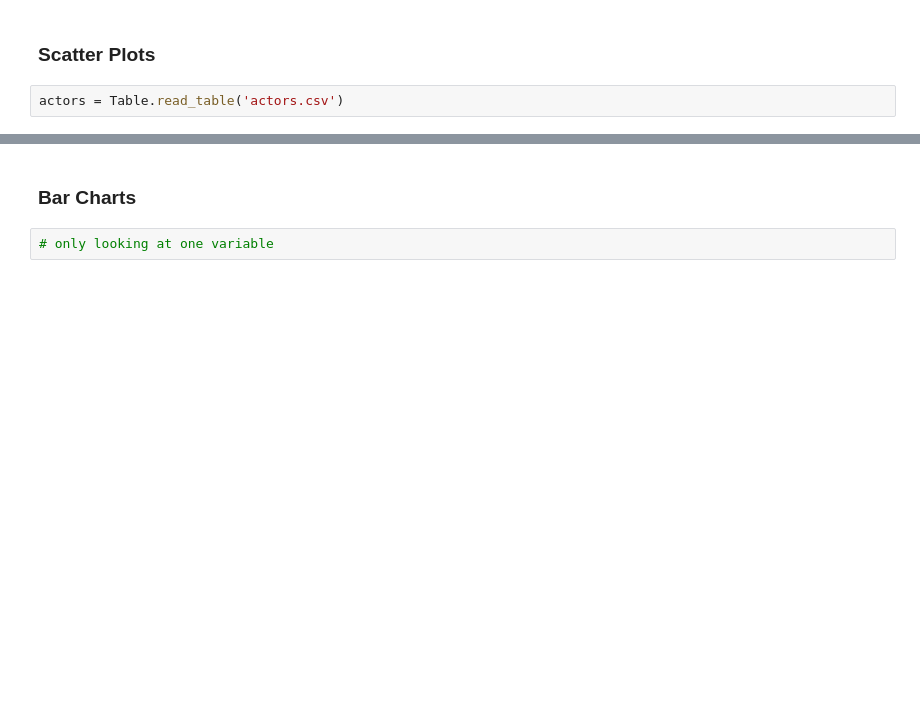
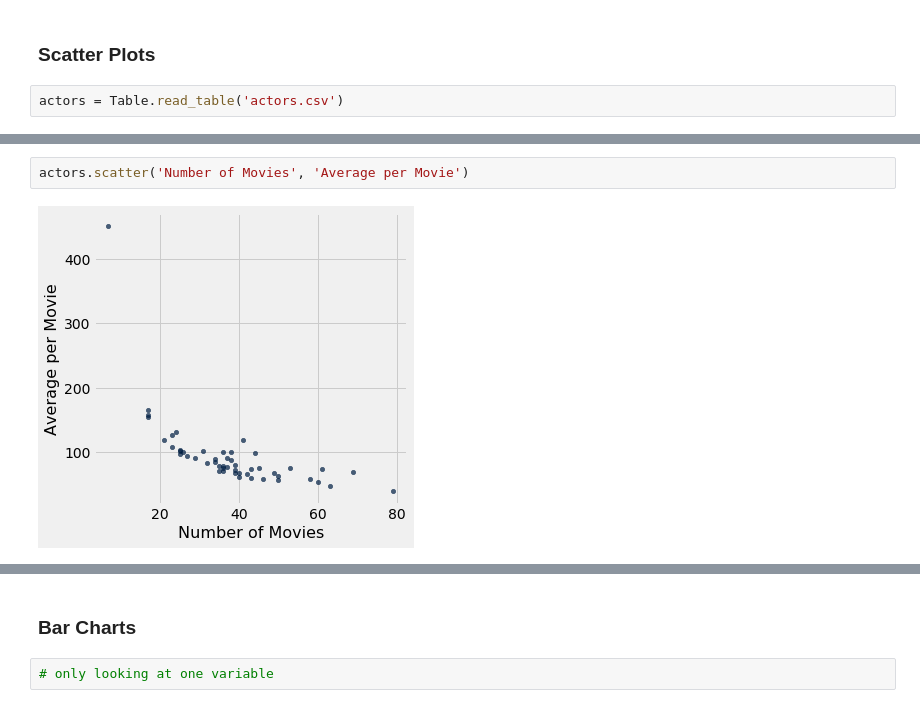
Before and after one commit to Antogin/materials-su19, a Jupyter notebook: materials/su19/lec/lec06-live.ipynb, the cells around one changed output, grey strips where cells are left out. Saved outputs shown, nothing was run; the diff lists cells and outputs as text; blank space fills up the shorter version.

```diff
--- a/materials/su19/lec/lec06-live.ipynb
+++ b/materials/su19/lec/lec06-live.ipynb
@@ -106,0 +165,4 @@ actors = Table.read_table('actors.csv')
+# %%
+actors.scatter('Number of Movies', 'Average per Movie')
+# %% [output]
+[figure, added]
```
Also changed, not shown: parts of 9 cells of this notebook.
